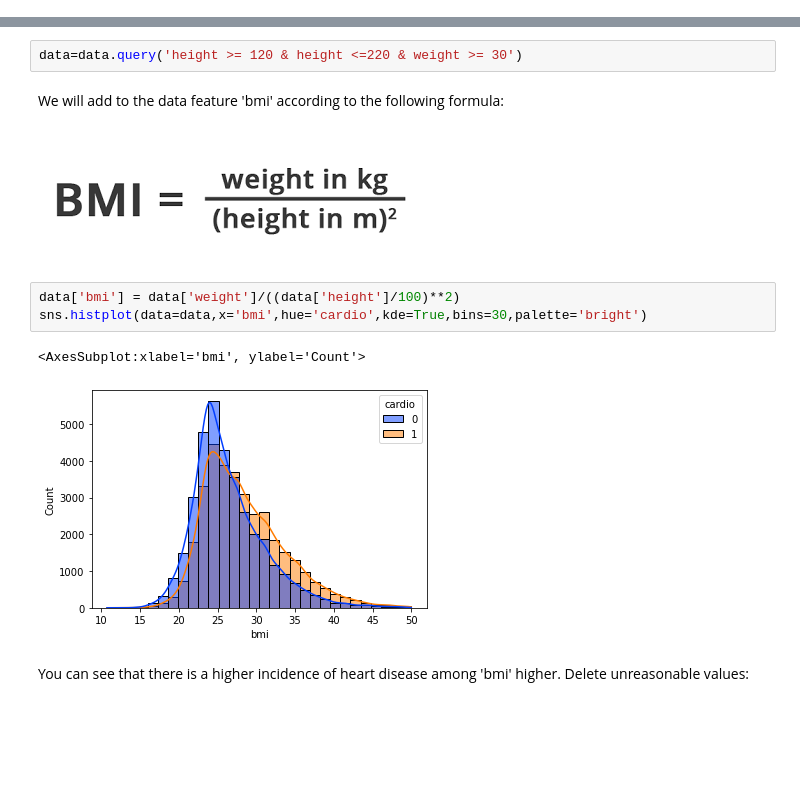
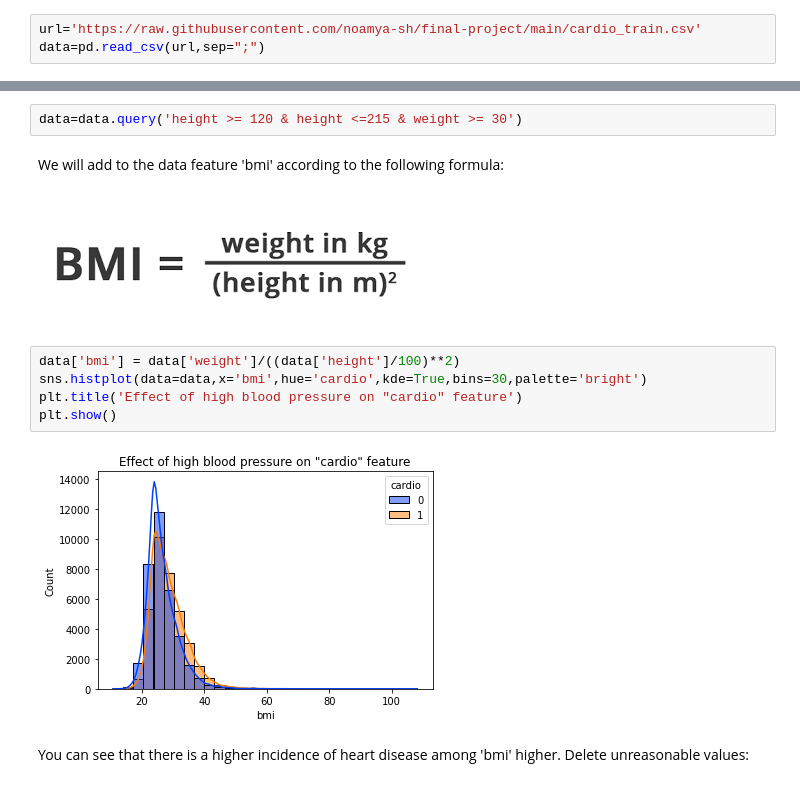
Before and after one commit to noamya-sh/Final-project-SemesterA, a Jupyter notebook: Cardiovascular-Disease-classification.ipynb, the cells around one changed output, grey strips where cells are left out. Saved outputs shown, nothing was run; the diff lists cells and outputs as text; blank space fills up the shorter version.

```diff
--- a/Cardiovascular-Disease-classification.ipynb
+++ b/Cardiovascular-Disease-classification.ipynb
@@ -15,3 +19,6 @@ data=pd.read_csv(r'C:\Users\נעמיה\OneDrive - Ariel University\Documents\Dat
+# %%
+url='https://raw.githubusercontent.com/noamya-sh/final-project/main/cardio_train.csv'
+data=pd.read_csv(url,sep=";")
 # %% [markdown]
 
 #### There are 3 types of input features:
@@ -134,17 +144,18 @@ ax.axhline(30, ls='--',xmin=0.3,xmax=0.85)
 # %% [markdown]
 Delete unreasonable height and weight data.
 # %%
-data=data.query('height >= 120 & height <=220 & weight >= 30')
+data=data.query('height >= 120 & height <=215 & weight >= 30')
 # %% [markdown]
 We will add to the data feature 'bmi' according to the following formula:
 # %% [markdown]
-![images.png](attachment:images.png)
+![images.png](embedded-picture-1)
 # %%
 data['bmi'] = data['weight']/((data['height']/100)**2)
 sns.histplot(data=data,x='bmi',hue='cardio',kde=True,bins=30,palette='bright')
+plt.title('Effect of high blood pressure on "cardio" feature')
+plt.show()
 # %% [output]
-<AxesSubplot:xlabel='bmi', ylabel='Count'>
-[figure, old version]
+[figure, new version]
 # %% [markdown]
 You can see that there is a higher incidence of heart disease among 'bmi' higher.
 Delete unreasonable values:
```
Also changed, not shown: parts of 39 cells of this notebook.
